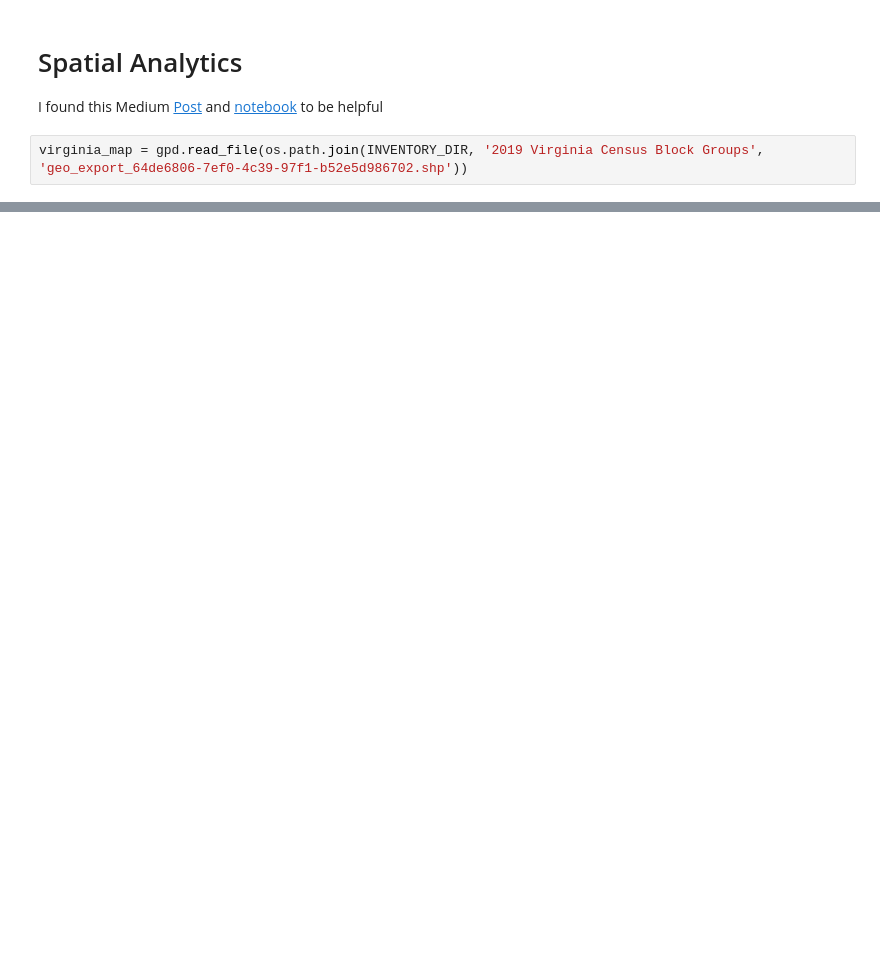
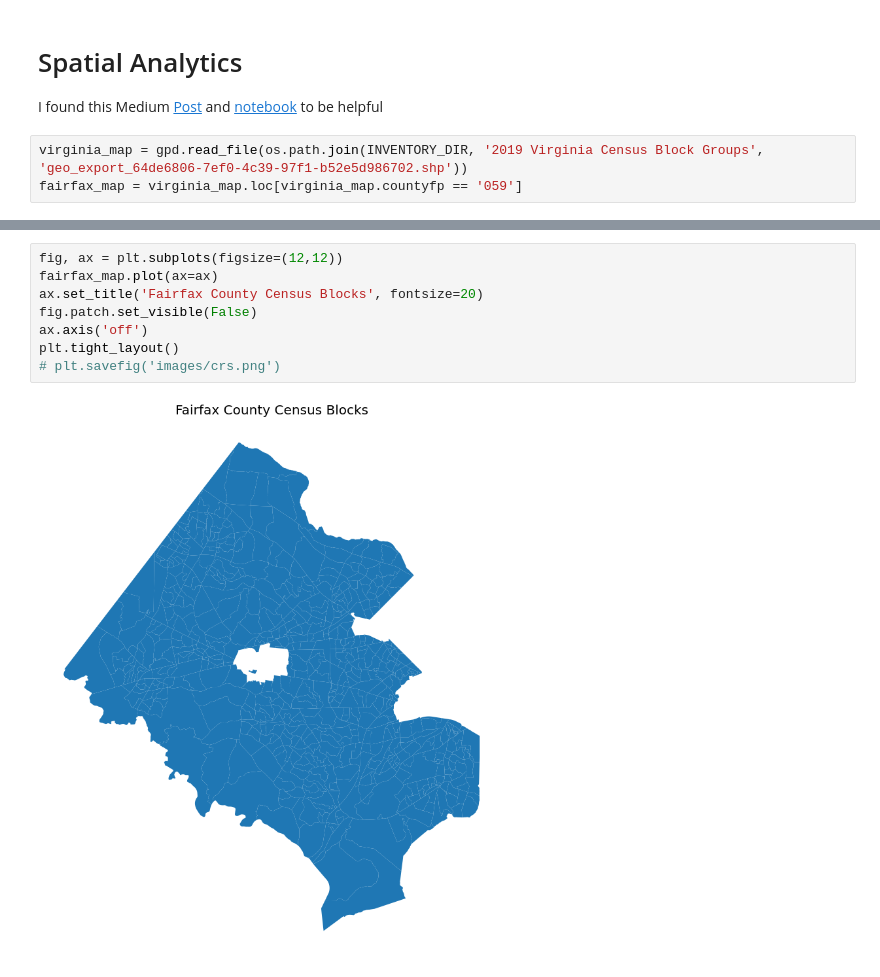
Before and after one commit to CDCgov/prime-public-health-data-infrastructure, a Jupyter notebook: src/notebooks/Prototype Spatial Analytics.ipynb, the cells around one changed output, grey strips where cells are left out. Saved outputs shown, nothing was run; the diff lists cells and outputs as text; blank space fills up the shorter version.

```diff
--- a/src/notebooks/Prototype Spatial Analytics.ipynb
+++ b/src/notebooks/Prototype Spatial Analytics.ipynb
@@ -172,3 +178,4 @@ df.head()
 I found this Medium [Post](https://towardsdatascience.com/mapping-census-data-fbab6722def0) and [notebook](https://github.com/allisoncstafford/seattle_tree_canopy_blog/blob/master/census_ethnicity.ipynb) to be helpful
 # %%
 virginia_map = gpd.read_file(os.path.join(INVENTORY_DIR, '2019 Virginia Census Block Groups', 'geo_export_64de6806-7ef0-4c39-97f1-b52e5d986702.shp'))
+fairfax_map = virginia_map.loc[virginia_map.countyfp == '059']
@@ -180,0 +191,10 @@ result['Census Tracts'][0]['GEOID']
+# %%
+fig, ax = plt.subplots(figsize=(12,12))
+fairfax_map.plot(ax=ax)
+ax.set_title('Fairfax County Census Blocks', fontsize=20)
+fig.patch.set_visible(False)
+ax.axis('off')
+plt.tight_layout()
+# plt.savefig('images/crs.png')
+# %% [output]
+[figure, added]
```
Also changed, not shown: parts of 16 cells of this notebook, 1 other file.
